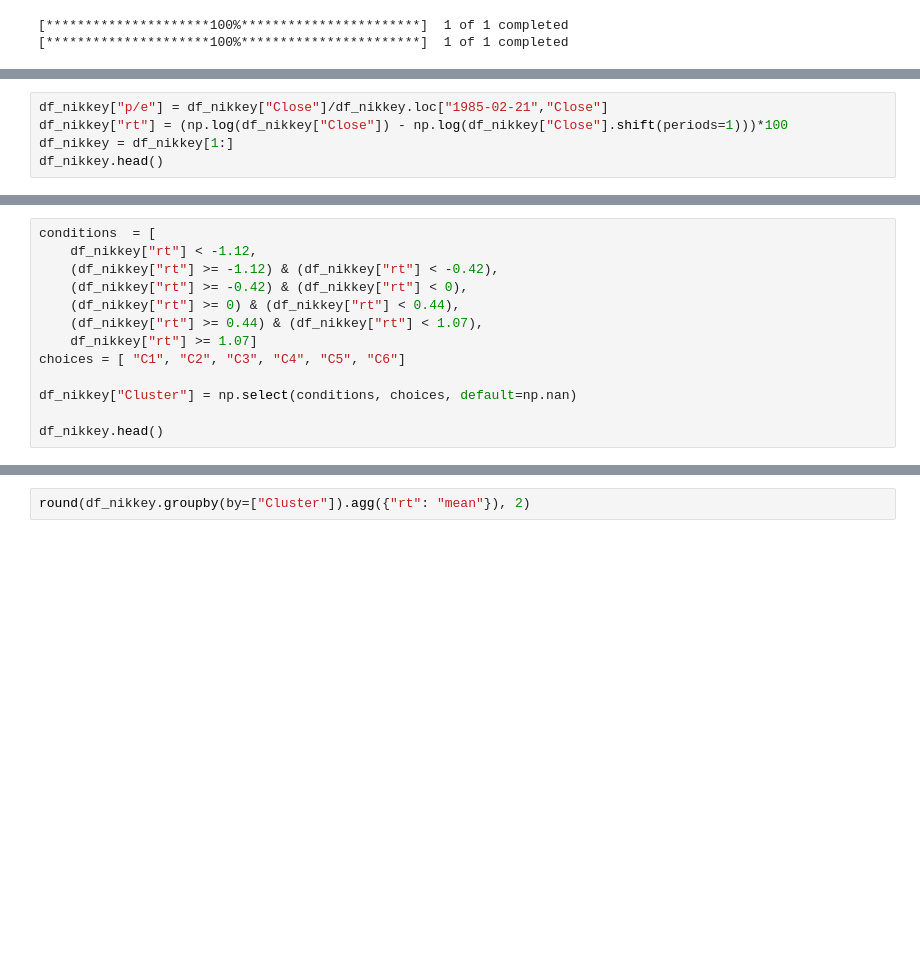
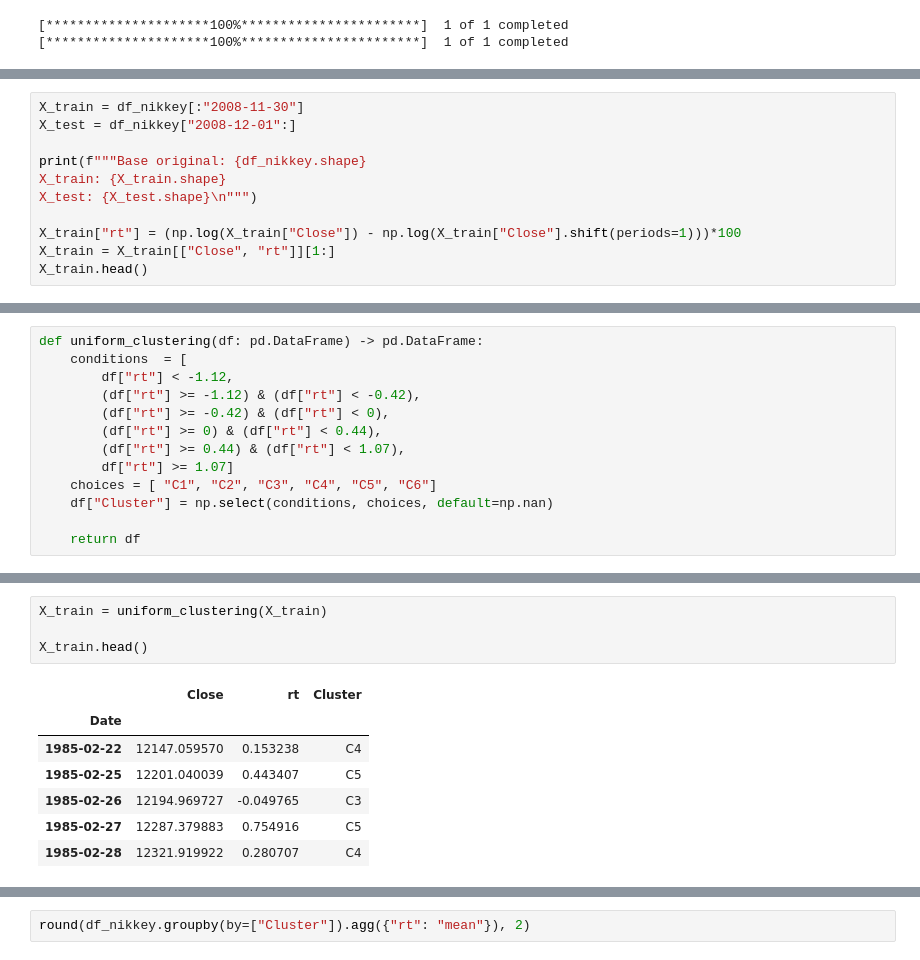
Before and after one commit to cafe-com-analytics/stock_market_index_daily_direction, a Jupyter notebook: notebooks/01_reproducing_paper.ipynb, the cells around one changed output, grey strips where cells are left out. Cells and saved outputs as stored; diff of their text form; blank space fills up the shorter version.

```diff
--- a/notebooks/01_reproducing_paper.ipynb
+++ b/notebooks/01_reproducing_paper.ipynb
@@ -30,5 +35,0 @@ Continuar somente com o Índice Nikkey 225, por enquanto.
-# %%
-df_nikkey["p/e"] = df_nikkey["Close"]/df_nikkey.loc["1985-02-21","Close"]
-df_nikkey["rt"] = (np.log(df_nikkey["Close"]) - np.log(df_nikkey["Close"].shift(periods=1)))*100
-df_nikkey = df_nikkey[1:]
-df_nikkey.head()
@@ -42,0 +49,11 @@ df_nikkey.head()
+# %%
+X_train = df_nikkey[:"2008-11-30"]
+X_test = df_nikkey["2008-12-01":]
+
+print(f"""Base original: {df_nikkey.shape}
+X_train: {X_train.shape}
+X_test: {X_test.shape}\n""")
+
+X_train["rt"] = (np.log(X_train["Close"]) - np.log(X_train["Close"].shift(periods=1)))*100
+X_train = X_train[["Close", "rt"]][1:]
+X_train.head()
@@ -82,13 +94,13 @@ nikkey.quarterly_earnings
 # %%
-conditions  = [
-    df_nikkey["rt"] < -1.12,
-    (df_nikkey["rt"] >= -1.12) & (df_nikkey["rt"] < -0.42),
-    (df_nikkey["rt"] >= -0.42) & (df_nikkey["rt"] < 0),
-    (df_nikkey["rt"] >= 0) & (df_nikkey["rt"] < 0.44),
-    (df_nikkey["rt"] >= 0.44) & (df_nikkey["rt"] < 1.07),
-    df_nikkey["rt"] >= 1.07]
-choices = [ "C1", "C2", "C3", "C4", "C5", "C6"]
+def uniform_clustering(df: pd.DataFrame) -> pd.DataFrame:
+    conditions  = [
+        df["rt"] < -1.12,
+        (df["rt"] >= -1.12) & (df["rt"] < -0.42),
+        (df["rt"] >= -0.42) & (df["rt"] < 0),
+        (df["rt"] >= 0) & (df["rt"] < 0.44),
+        (df["rt"] >= 0.44) & (df["rt"] < 1.07),
+        df["rt"] >= 1.07]
+    choices = [ "C1", "C2", "C3", "C4", "C5", "C6"]
+    df["Cluster"] = np.select(conditions, choices, default=np.nan)
 
-df_nikkey["Cluster"] = np.select(conditions, choices, default=np.nan)
-
-df_nikkey.head()
+    return df
@@ -107,0 +107,12 @@ See the caveats in the documentation: https://pandas.pydata.org/pandas-docs/stab
+# %%
+X_train = uniform_clustering(X_train)
+
+X_train.head()
+# %% [output]
+|  | Close | rt | Cluster |
+| Date |  |  |  |
+| 1985-02-22 | 12147.059570 | 0.153238 | C4 |
+| 1985-02-25 | 12201.040039 | 0.443407 | C5 |
+| 1985-02-26 | 12194.969727 | -0.049765 | C3 |
+| 1985-02-27 | 12287.379883 | 0.754916 | C5 |
+| 1985-02-28 | 12321.919922 | 0.280707 | C4 |
```
Also changed, not shown: parts of 14 cells of this notebook.
